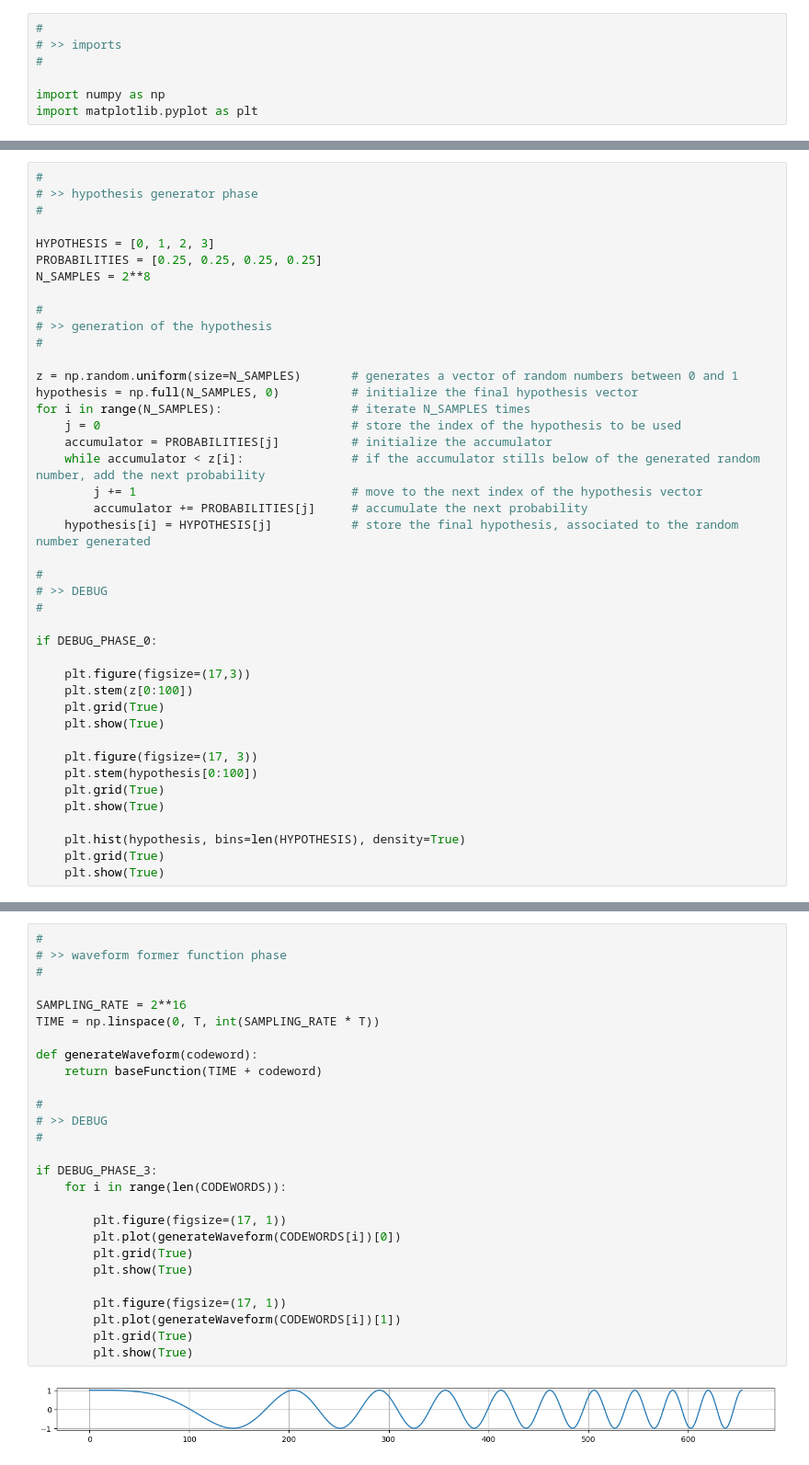
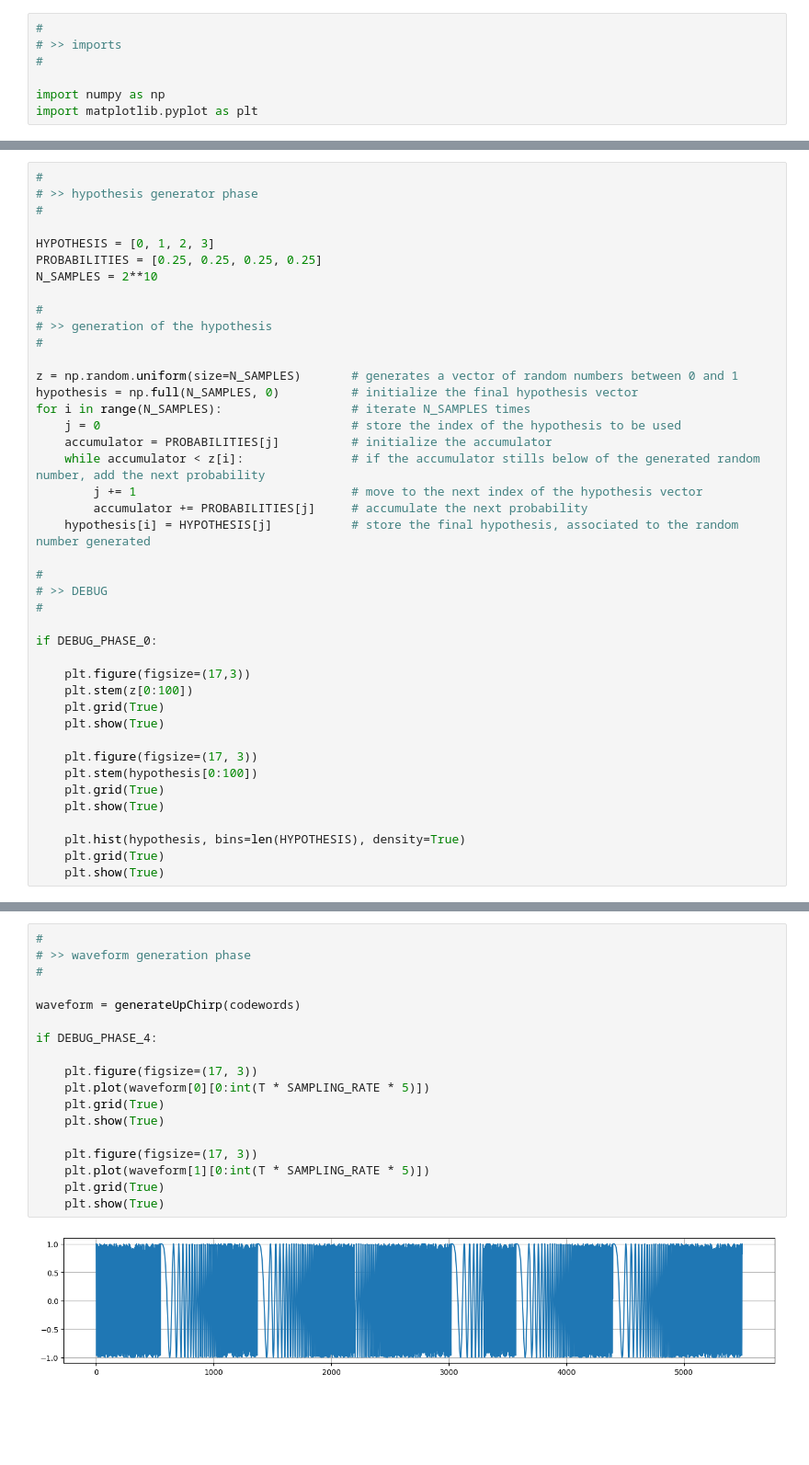
Before and after one commit to juanm-caceres24/SDR-Communication, a Jupyter notebook: LoRa Communication Simulation/LoRaCommunication-Simulation.ipynb, the cells around one changed output, grey strips where cells are left out. Shown at 92% size. Cells and saved outputs as stored; diff of their text form; blank space fills up the shorter version.

```diff
--- a/LoRa Communication Simulation/LoRaCommunication-Simulation.ipynb
+++ b/LoRa Communication Simulation/LoRaCommunication-Simulation.ipynb
@@ -27,7 +25,7 @@ DEBUG_PHASE_9 = False
 
 HYPOTHESIS = [0, 1, 2, 3]
 PROBABILITIES = [0.25, 0.25, 0.25, 0.25]
-N_SAMPLES = 2**8
+N_SAMPLES = 2**10
 
 #
 # >> generation of the hypothesis
@@ -133,29 +251,20 @@ if DEBUG_PHASE_2:
 # %%
 #
-# >> waveform former function phase
+# >> waveform generation phase
 #
 
-SAMPLING_RATE = 2**16
-TIME = np.linspace(0, T, int(SAMPLING_RATE * T))
+waveform = generateUpChirp(codewords)
 
-def generateWaveform(codeword):
-    return baseFunction(TIME + codeword)
+if DEBUG_PHASE_4:
 
-#
-# >> DEBUG
-#
+    plt.figure(figsize=(17, 3))
+    plt.plot(waveform[0][0:int(T * SAMPLING_RATE * 5)])
+    plt.grid(True)
+    plt.show(True)
 
-if DEBUG_PHASE_3:
-    for i in range(len(CODEWORDS)):
-
-        plt.figure(figsize=(17, 1))
-        plt.plot(generateWaveform(CODEWORDS[i])[0])
-        plt.grid(True)
-        plt.show(True)
-
-        plt.figure(figsize=(17, 1))
-        plt.plot(generateWaveform(CODEWORDS[i])[1])
-        plt.grid(True)
-        plt.show(True)
+    plt.figure(figsize=(17, 3))
+    plt.plot(waveform[1][0:int(T * SAMPLING_RATE * 5)])
+    plt.grid(True)
+    plt.show(True)
 # %% [output]
-[figure, old version]
+[figure, new version]
```
Also changed, not shown: parts of 14 cells of this notebook.
